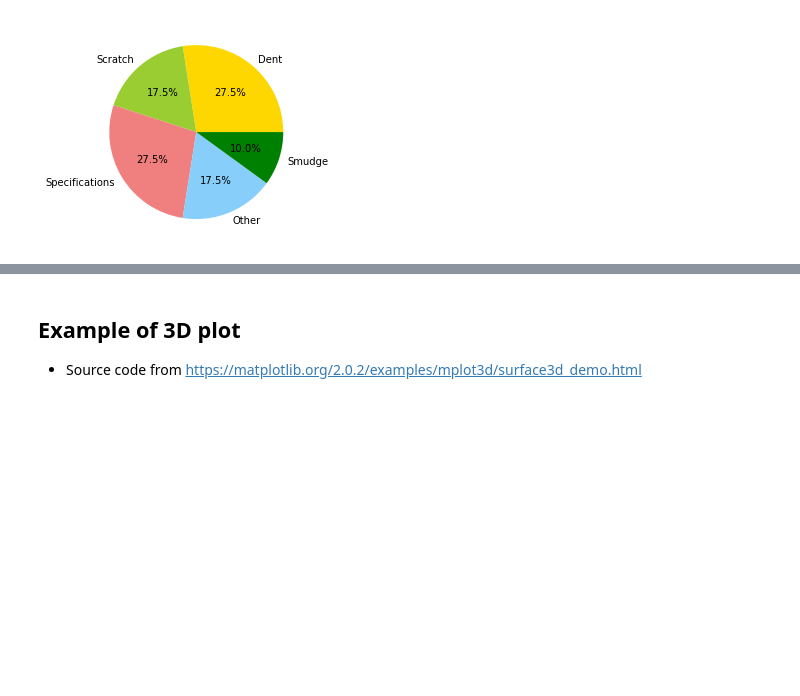
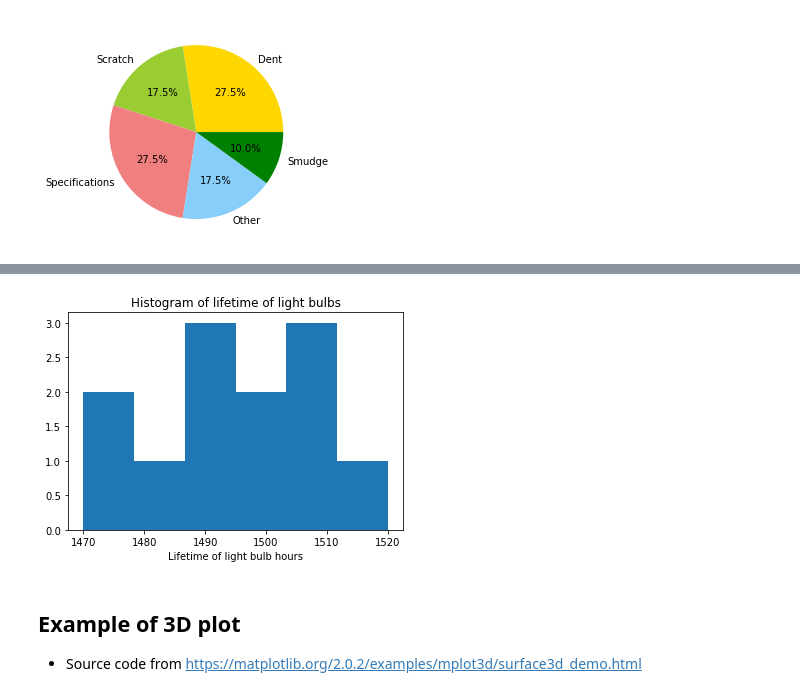
Before and after one commit to cmcneile/COMP5000-2022-lectures, a Jupyter notebook: Lecture3_examples.ipynb, the cells around one changed output, grey strips where cells are left out. Saved outputs shown, nothing was run; the diff lists cells and outputs as text; code cells hidden in the pictures; blank space fills up the shorter version.

```diff
--- a/Lecture3_examples.ipynb
+++ b/Lecture3_examples.ipynb
@@ -220,3 +295,14 @@ plt.show()
+# %%
+import matplotlib.pyplot as plt
+lifetime = [ 1500, 1490, 1510, 1500, 1490, 1470, 1510,
+   1480, 1490, 1520, 1510, 1470]
+plt.hist(lifetime, bins=6)
+plt.xlabel("Lifetime of light bulb hours")
+plt.title("Histogram of lifetime of light bulbs")
+
+plt.show()
+# %% [output]
+[figure, added]
 # %% [markdown]
 ## Example of 3D plot
 
```
Also changed, not shown: parts of 10 cells of this notebook.
